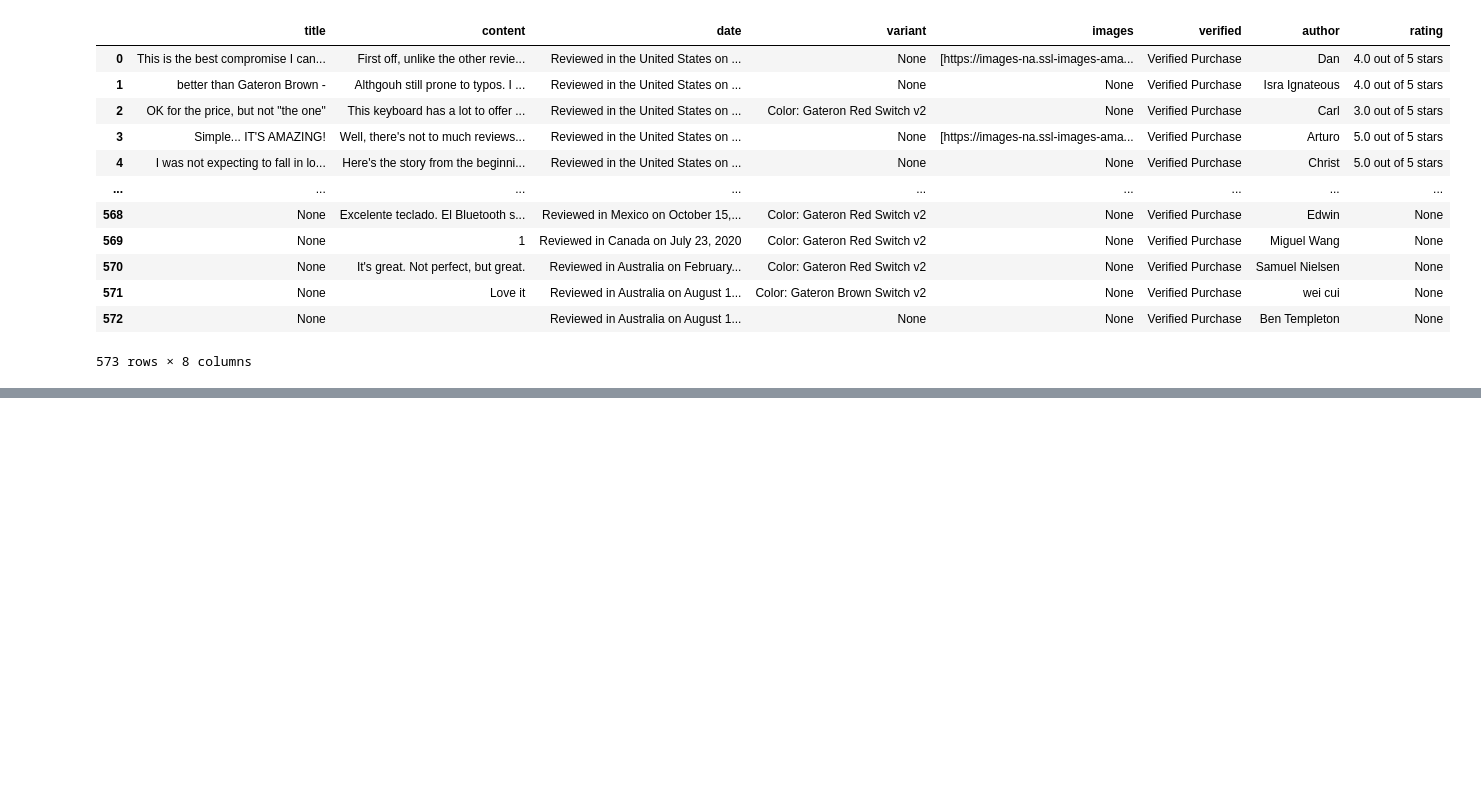
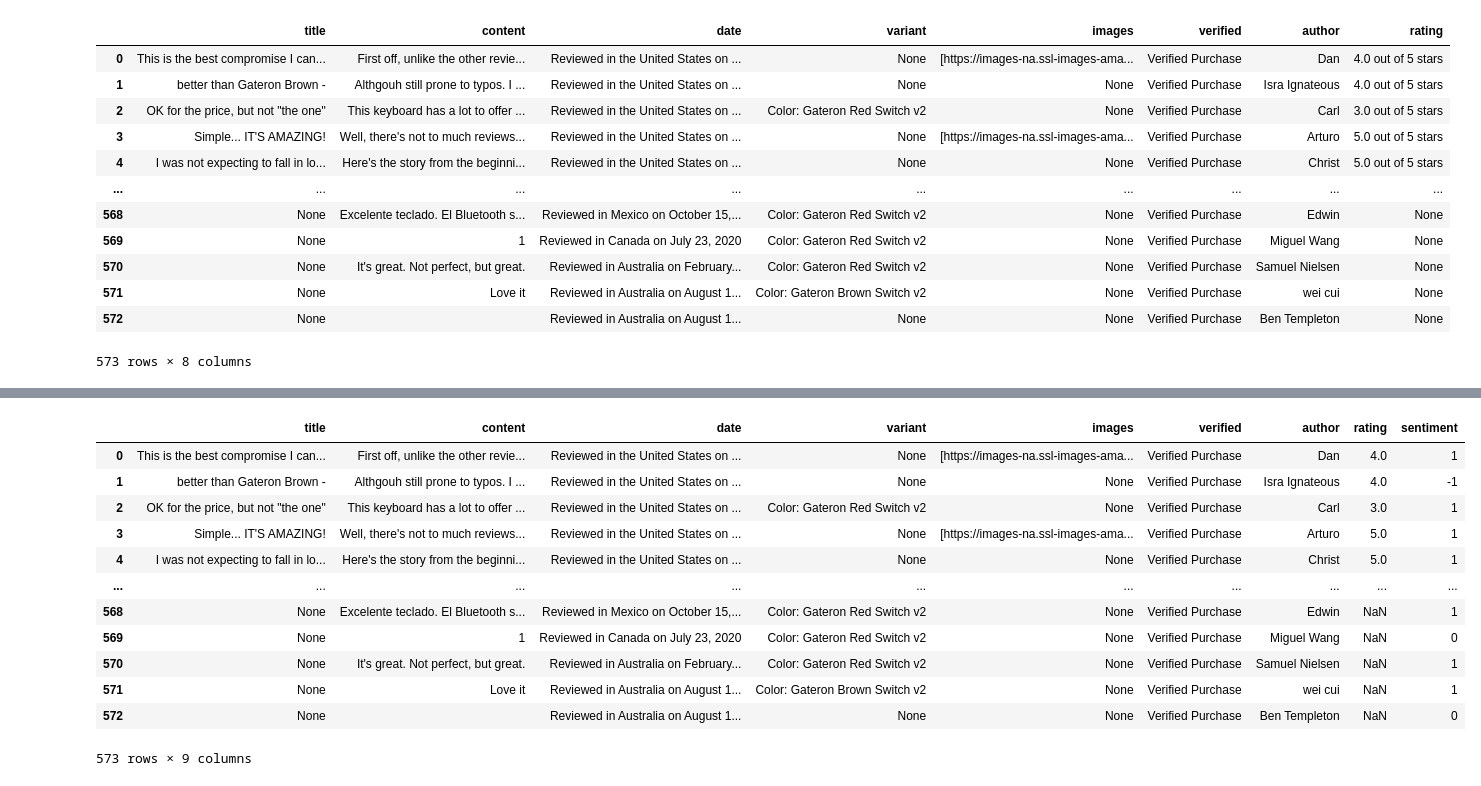
Before and after one commit to dabideee13/amazon-reviews-scraper, a Jupyter notebook: notebooks/scratch.ipynb, the cells around one changed output, grey strips where cells are left out. Drawn from its saved outputs; the diff is of its cells as text; code cells hidden in the pictures; blank space fills up the shorter version.

Commit message:
Update: add sentiment analysis

```diff
--- a/notebooks/scratch.ipynb
+++ b/notebooks/scratch.ipynb
@@ -118,0 +129,2 @@ df
+# %%
+df_copy.rating = df_copy.rating.apply(format_rating)
@@ -118,0 +169,31 @@ df
+# %%
+vds = SentimentIntensityAnalyzer()
+# %%
+def label_sentiment(text: str) -> int:
+    sentiment_stats = vds.polarity_scores(text)
+    sentiment = sentiment_stats['compound']
+
+    if sentiment >= 0.05:
+        return 1
+    elif (sentiment > -0.05) and (sentiment < 0.05):
+        return 0
+    else:
+        return -1
+# %%
+df_copy['sentiment'] = df_copy.content.apply(label_sentiment)
+# %%
+df_copy
+# %% [output]
+|  | title | content | date | variant | images | verified | author | rating | sentiment |
+| 0 | This is the best compromise I can... | First off, unlike the other revie... | Reviewed in the United States on ... | None | [https://images-na.ssl-images-ama... | Verified Purchase | Dan | 4.0 | 1 |
+| 1 | better than Gateron Brown - | Althgouh still prone to typos. I ... | Reviewed in the United States on ... | None | None | Verified Purchase | Isra Ignateous | 4.0 | -1 |
+| 2 | OK for the price, but not "the one" | This keyboard has a lot to offer ... | Reviewed in the United States on ... | Color: Gateron Red Switch v2 | None | Verified Purchase | Carl | 3.0 | 1 |
+| 3 | Simple... IT'S AMAZING! | Well, there's not to much reviews... | Reviewed in the United States on ... | None | [https://images-na.ssl-images-ama... | Verified Purchase | Arturo | 5.0 | 1 |
+| 4 | I was not expecting to fall in lo... | Here's the story from the beginni... | Reviewed in the United States on ... | None | None | Verified Purchase | Christ | 5.0 | 1 |
+| ... | ... | ... | ... | ... | ... | ... | ... | ... | ... |
+| 568 | None | Excelente teclado. El Bluetooth s... | Reviewed in Mexico on October 15,... | Color: Gateron Red Switch v2 | None | Verified Purchase | Edwin | NaN | 1 |
+| 569 | None | 1 | Reviewed in Canada on July 23, 2020 | Color: Gateron Red Switch v2 | None | Verified Purchase | Miguel Wang | NaN | 0 |
+| 570 | None | It's great. Not perfect, but great. | Reviewed in Australia on February... | Color: Gateron Red Switch v2 | None | Verified Purchase | Samuel Nielsen | NaN | 1 |
+| 571 | None | Love it | Reviewed in Australia on August 1... | Color: Gateron Brown Switch v2 | None | Verified Purchase | wei cui | NaN | 1 |
+| 572 | None |  | Reviewed in Australia on August 1... | None | None | Verified Purchase | Ben Templeton | NaN | 0 |
+573 rows × 9 columns
```
Also changed, not shown: parts of 8 cells of this notebook.
